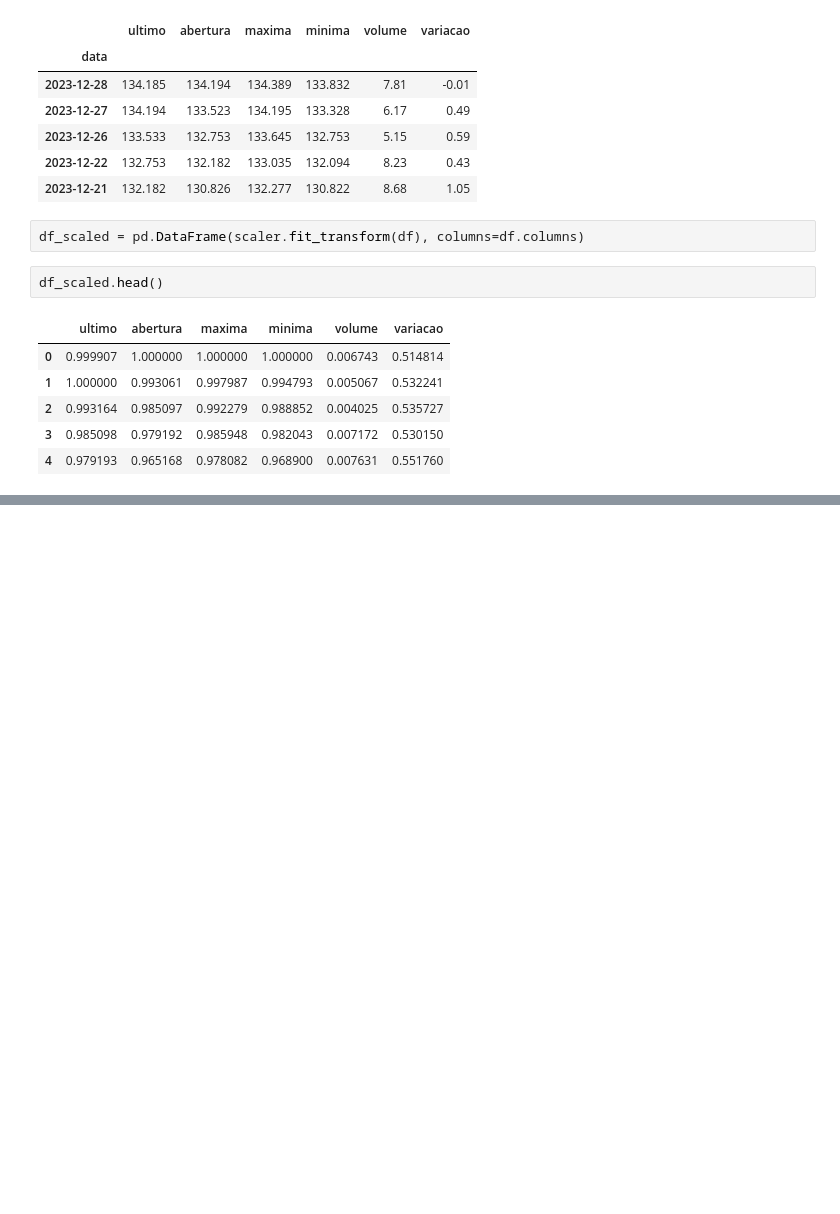
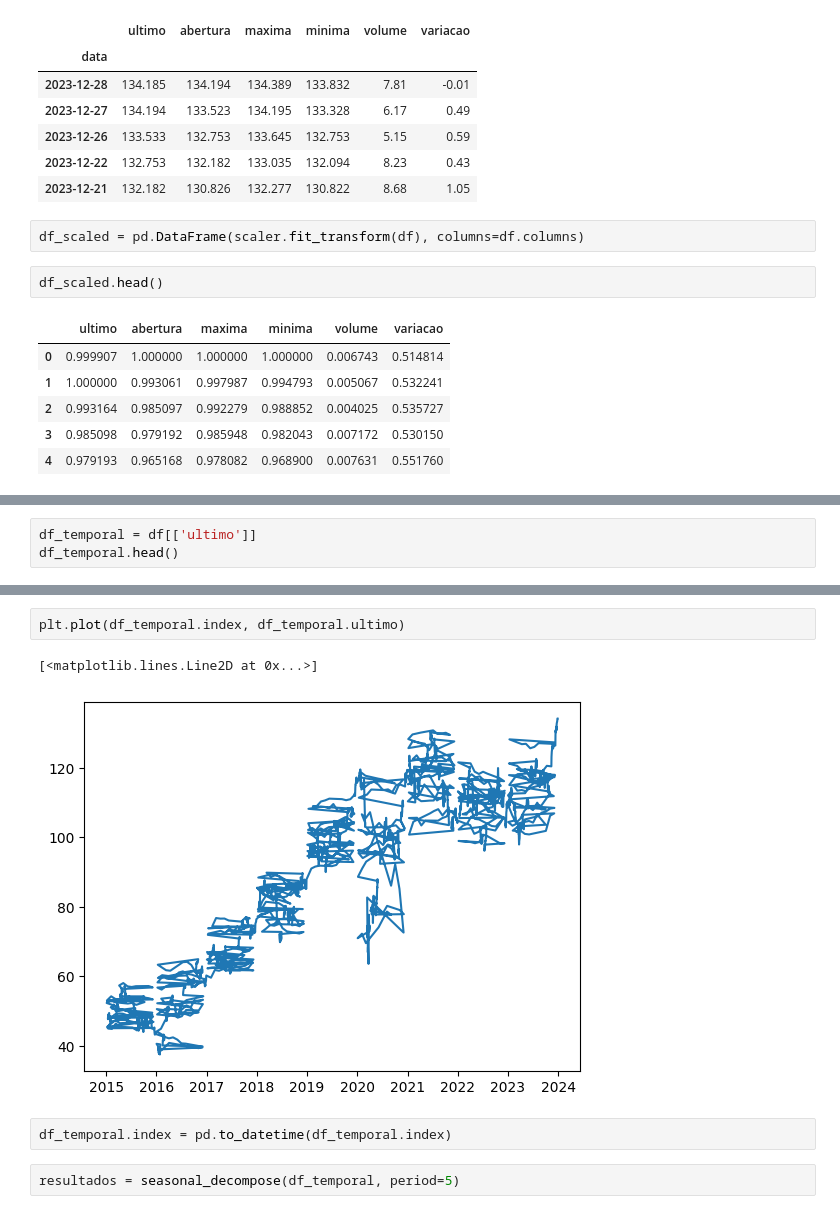
Before and after one commit to thaynnaraluciano/techChallenge2, a Jupyter notebook: TechChallenge_8anos.ipynb, the cells around one changed output, grey strips where cells are left out. Saved outputs shown, nothing was run; the diff lists cells and outputs as text; blank space fills up the shorter version.

```diff
--- a/TechChallenge_8anos.ipynb
+++ b/TechChallenge_8anos.ipynb
@@ -254,0 +267,3 @@ plt.show()
+# %%
+df_temporal = df[['ultimo']]
+df_temporal.head()
@@ -254,0 +278,9 @@ plt.show()
+# %%
+plt.plot(df_temporal.index, df_temporal.ultimo)
+# %% [output]
+[<matplotlib.lines.Line2D at 0x...>]
+[figure, added]
+# %%
+df_temporal.index = pd.to_datetime(df_temporal.index)
+# %%
+resultados = seasonal_decompose(df_temporal, period=5)
```
Also changed, not shown: parts of 22 cells of this notebook.
